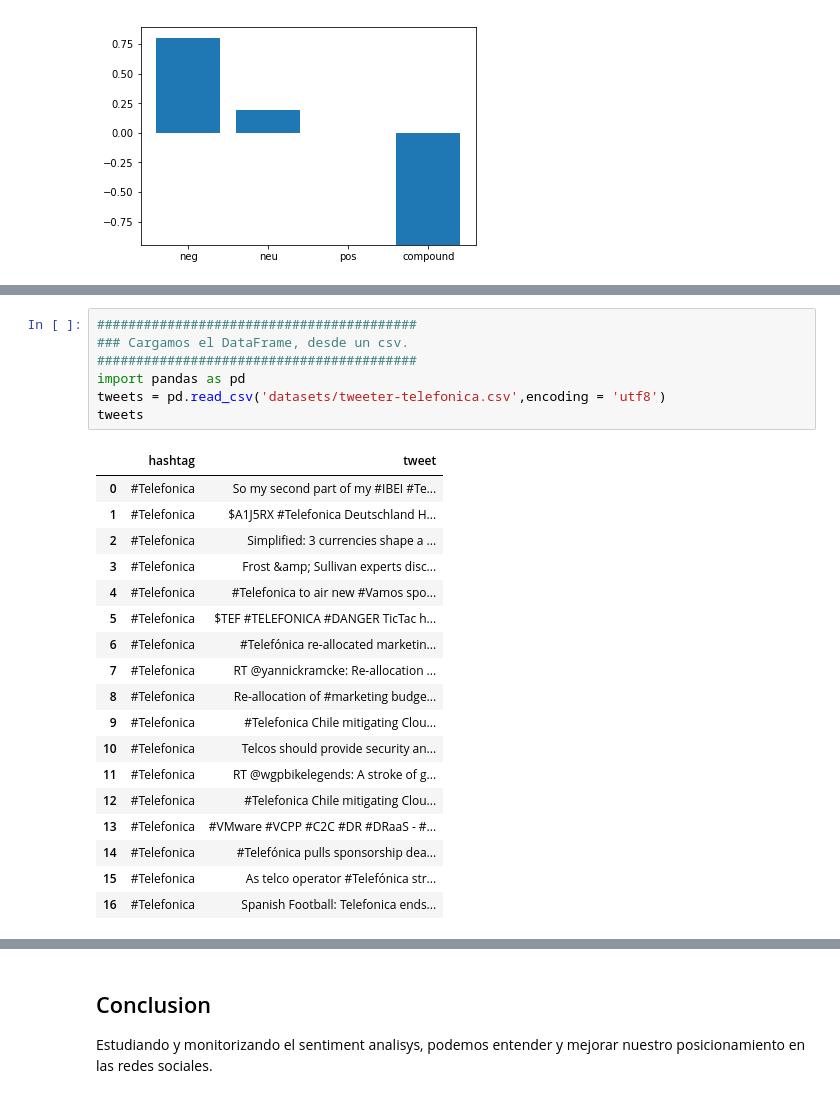
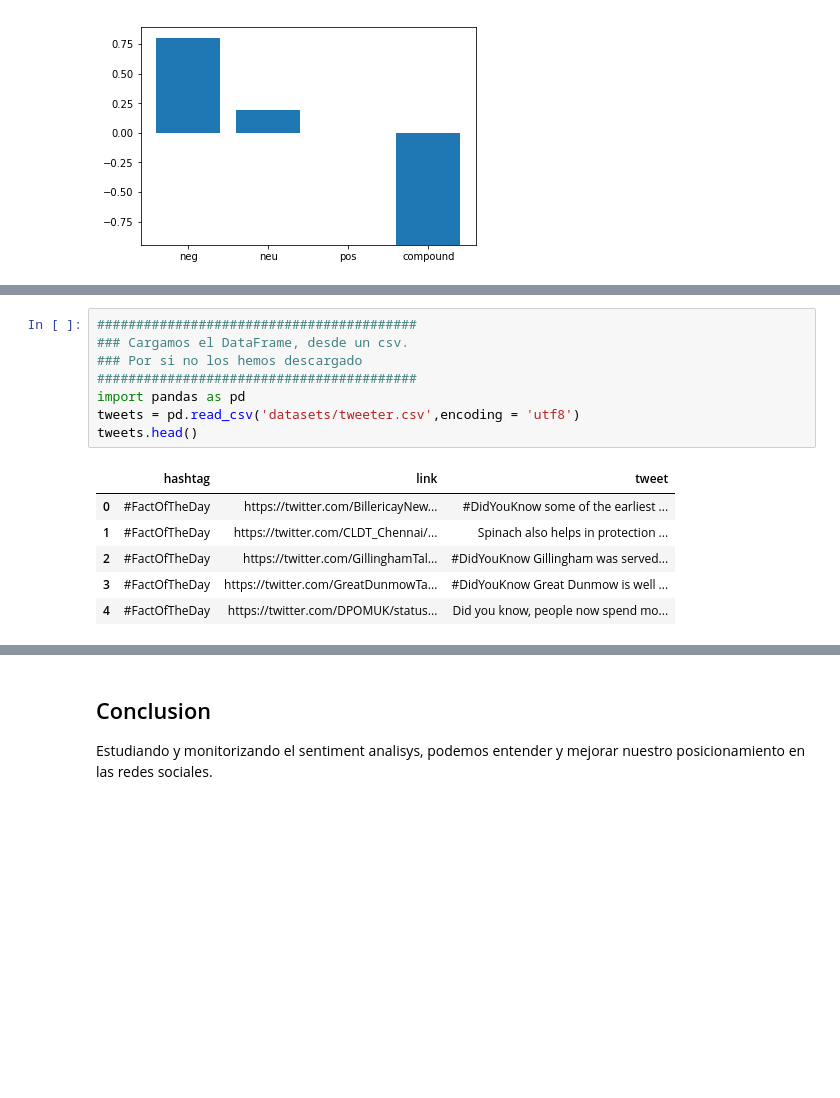
Before and after one commit to jaimevalero/python-machine-learning-book-2nd-edition, a Jupyter notebook: ejercicios/Ejercicio 16 - Sentiment Analisys.ipynb, the cells around one changed output, grey strips where cells are left out. Drawn from its saved outputs; the diff is of its cells as text; blank space fills up the shorter version.

```diff
--- a/ejercicios/Ejercicio 16 - Sentiment Analisys.ipynb
+++ b/ejercicios/Ejercicio 16 - Sentiment Analisys.ipynb
@@ -168,26 +179,15 @@ print(" Acabamos de descargarnos los tweets" )
 # %%
 #########################################
 ### Cargamos el DataFrame, desde un csv.
+### Por si no los hemos descargado
 #########################################
 import pandas as pd
-tweets = pd.read_csv('datasets/tweeter-telefonica.csv',encoding = 'utf8')
-tweets
+tweets = pd.read_csv('datasets/tweeter.csv',encoding = 'utf8')
+tweets.head()
 # %% [output]
-|  | hashtag | tweet |
-| 0 | #Telefonica | So my second part of my #IBEI #Te... |
-| 1 | #Telefonica | $A1J5RX #Telefonica Deutschland H... |
-| 2 | #Telefonica | Simplified: 3 currencies shape a ... |
-| 3 | #Telefonica | Frost &amp; Sullivan experts disc... |
-| 4 | #Telefonica | #Telefonica to air new #Vamos spo... |
-| 5 | #Telefonica | $TEF #TELEFONICA #DANGER TicTac h... |
-| 6 | #Telefonica | #Telefónica re-allocated marketin... |
-| 7 | #Telefonica | RT @yannickramcke: Re-allocation ... |
-| 8 | #Telefonica | Re-allocation of #marketing budge... |
-| 9 | #Telefonica | #Telefonica Chile mitigating Clou... |
-| 10 | #Telefonica | Telcos should provide security an... |
-| 11 | #Telefonica | RT @wgpbikelegends: A stroke of g... |
-| 12 | #Telefonica | #Telefonica Chile mitigating Clou... |
-| 13 | #Telefonica | #VMware #VCPP #C2C #DR #DRaaS - #... |
-| 14 | #Telefonica | #Telefónica pulls sponsorship dea... |
-| 15 | #Telefonica | As telco operator #Telefónica str... |
-| 16 | #Telefonica | Spanish Football: Telefonica ends... |
+|  | hashtag | link | tweet |
+| 0 | #FactOfTheDay | https://twitter.com/BillericayNew... | #DidYouKnow some of the earliest ... |
+| 1 | #FactOfTheDay | https://twitter.com/CLDT_Chennai/... | Spinach also helps in protection ... |
+| 2 | #FactOfTheDay | https://twitter.com/GillinghamTal... | #DidYouKnow Gillingham was served... |
+| 3 | #FactOfTheDay | https://twitter.com/GreatDunmowTa... | #DidYouKnow Great Dunmow is well ... |
+| 4 | #FactOfTheDay | https://twitter.com/DPOMUK/status... | Did you know, people now spend mo... |
```
Also changed, not shown: parts of 15 cells of this notebook, 1 other file.
